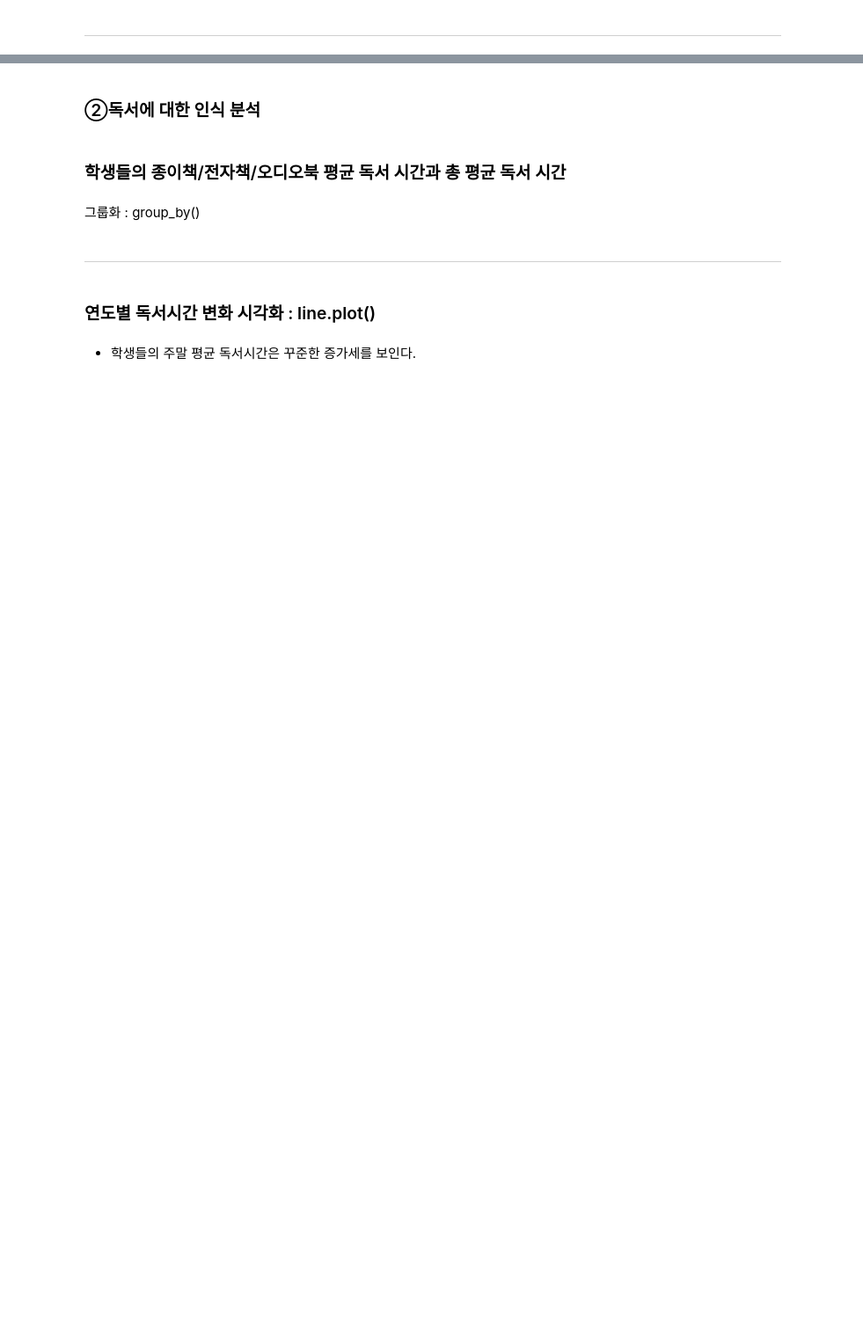
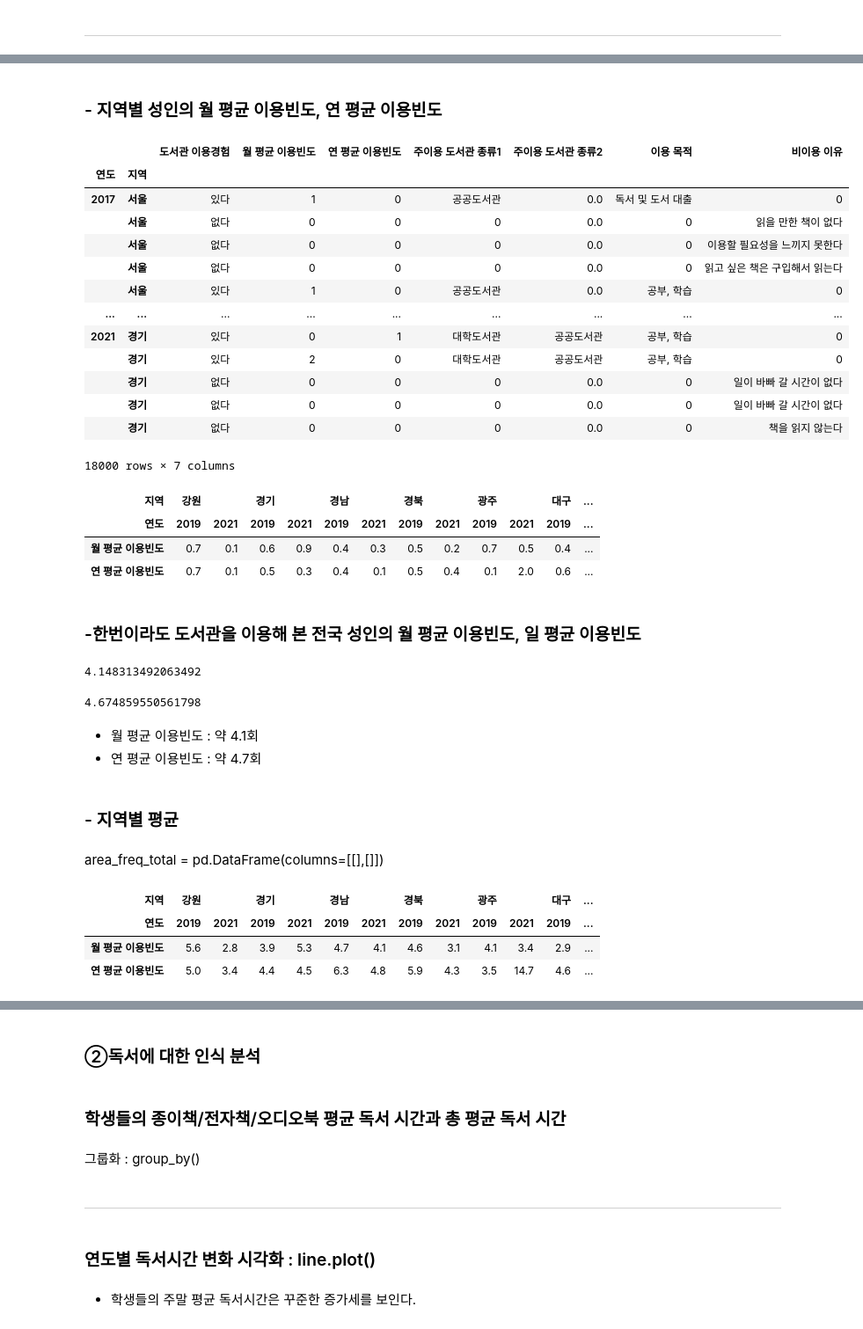
Before and after one commit to Yerial1125/semi_project, a Jupyter notebook: E조_세미프로젝트.ipynb, the cells around one changed output, grey strips where cells are left out. Shown at 88% size. Cells and saved outputs as stored; diff of their text form; code cells hidden in the pictures; blank space fills up the shorter version.

```diff
--- a/E조_세미프로젝트.ipynb
+++ b/E조_세미프로젝트.ipynb
@@ -1035,0 +1076,3 @@ book_get_rank
+# %%
+# 무응답 값 결측치 처리
+area_adult['도서관 이용경험'].replace({9:np.nan},inplace=True)
@@ -1035,0 +1159,19 @@ book_get_rank
+# %% [markdown]
+### - 지역별 성인의 월 평균 이용빈도, 연 평균 이용빈도
+# %%
+area_adult
+# %% [output]
+|  |  | 도서관 이용경험 | 월 평균 이용빈도 | 연 평균 이용빈도 | 주이용 도서관 종류1 | 주이용 도서관 종류2 | 이용 목적 | 비이용 이유 |
+| 연도 | 지역 |  |  |  |  |  |  |  |
+| 2017 | 서울 | 있다 | 1 | 0 | 공공도서관 | 0.0 | 독서 및 도서 대출 | 0 |
+|  | 서울 | 없다 | 0 | 0 | 0 | 0.0 | 0 | 읽을 만한 책이 없다 |
+|  | 서울 | 없다 | 0 | 0 | 0 | 0.0 | 0 | 이용할 필요성을 느끼지 못한다 |
+|  | 서울 | 없다 | 0 | 0 | 0 | 0.0 | 0 | 읽고 싶은 책은 구입해서 읽는다 |
+|  | 서울 | 있다 | 1 | 0 | 공공도서관 | 0.0 | 공부, 학습 | 0 |
+| ... | ... | ... | ... | ... | ... | ... | ... | ... |
+| 2021 | 경기 | 있다 | 0 | 1 | 대학도서관 | 공공도서관 | 공부, 학습 | 0 |
+|  | 경기 | 있다 | 2 | 0 | 대학도서관 | 공공도서관 | 공부, 학습 | 0 |
+|  | 경기 | 없다 | 0 | 0 | 0 | 0.0 | 0 | 일이 바빠 갈 시간이 없다 |
+|  | 경기 | 없다 | 0 | 0 | 0 | 0.0 | 0 | 일이 바빠 갈 시간이 없다 |
+|  | 경기 | 없다 | 0 | 0 | 0 | 0.0 | 0 | 책을 읽지 않는다 |
+18000 rows × 7 columns
@@ -1035,0 +1191,11 @@ book_get_rank
+# %%
+# 다중 인덱스 이름 설정
+area_freq.columns.names=['지역','연도']
+area_freq
+# %% [output]
+| 지역 | 강원 |  | 경기 |  | 경남 |  | 경북 |  | 광주 |  | 대구 | ... |
+| 연도 | 2019 | 2021 | 2019 | 2021 | 2019 | 2021 | 2019 | 2021 | 2019 | 2021 | 2019 | ... |
+| 월 평균 이용빈도 | 0.7 | 0.1 | 0.6 | 0.9 | 0.4 | 0.3 | 0.5 | 0.2 | 0.7 | 0.5 | 0.4 | ... |
+| 연 평균 이용빈도 | 0.7 | 0.1 | 0.5 | 0.3 | 0.4 | 0.1 | 0.5 | 0.4 | 0.1 | 2.0 | 0.6 | ... |
+# %% [markdown]
+### -한번이라도 도서관을 이용해 본 전국 성인의 월 평균 이용빈도, 일 평균 이용빈도
@@ -1035,0 +1209,17 @@ book_get_rank
+# %%
+# 평균값 : 월 평균 이용빈도
+lib_freq['월 평균 이용빈도'].dropna().mean()
+# %% [output]
+4.148313492063492
+# %%
+# 평균값 : 일 평균 이용빈도
+lib_freq['연 평균 이용빈도'].dropna().mean()
+# %% [output]
+4.674859550561798
+# %% [markdown]
+- 월 평균 이용빈도 : 약 4.1회
+- 연 평균 이용빈도 : 약 4.7회
+# %% [markdown]
+### - 지역별 평균
+# %% [markdown]
+area_freq_total = pd.DataFrame(columns=[[],[]])
@@ -1035,0 +1244,9 @@ book_get_rank
+# %%
+# 다중인덱스 레벨 변경, 컬럼명 기준 정렬
+area_freq_total = area_freq_total.swaplevel(i=-2, j=-1, axis=1).sort_index(axis=1)
+area_freq_total
+# %% [output]
+| 지역 | 강원 |  | 경기 |  | 경남 |  | 경북 |  | 광주 |  | 대구 | ... |
+| 연도 | 2019 | 2021 | 2019 | 2021 | 2019 | 2021 | 2019 | 2021 | 2019 | 2021 | 2019 | ... |
+| 월 평균 이용빈도 | 5.6 | 2.8 | 3.9 | 5.3 | 4.7 | 4.1 | 4.6 | 3.1 | 4.1 | 3.4 | 2.9 | ... |
+| 연 평균 이용빈도 | 5.0 | 3.4 | 4.4 | 4.5 | 6.3 | 4.8 | 5.9 | 4.3 | 3.5 | 14.7 | 4.6 | ... |
```
Also changed, not shown: parts of 71 cells of this notebook, 6 other files.
